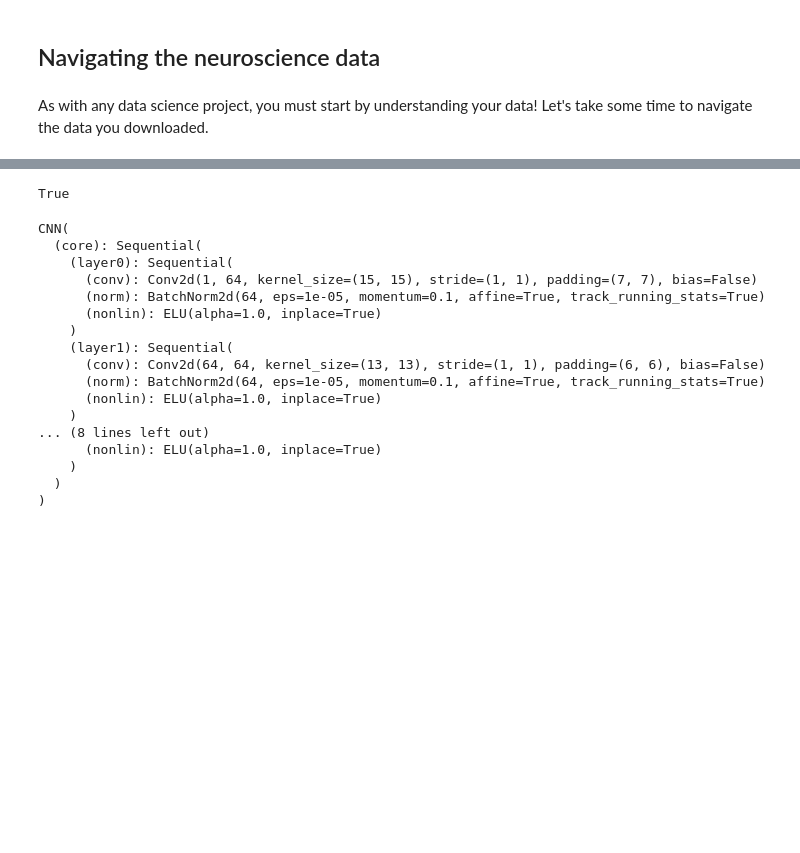
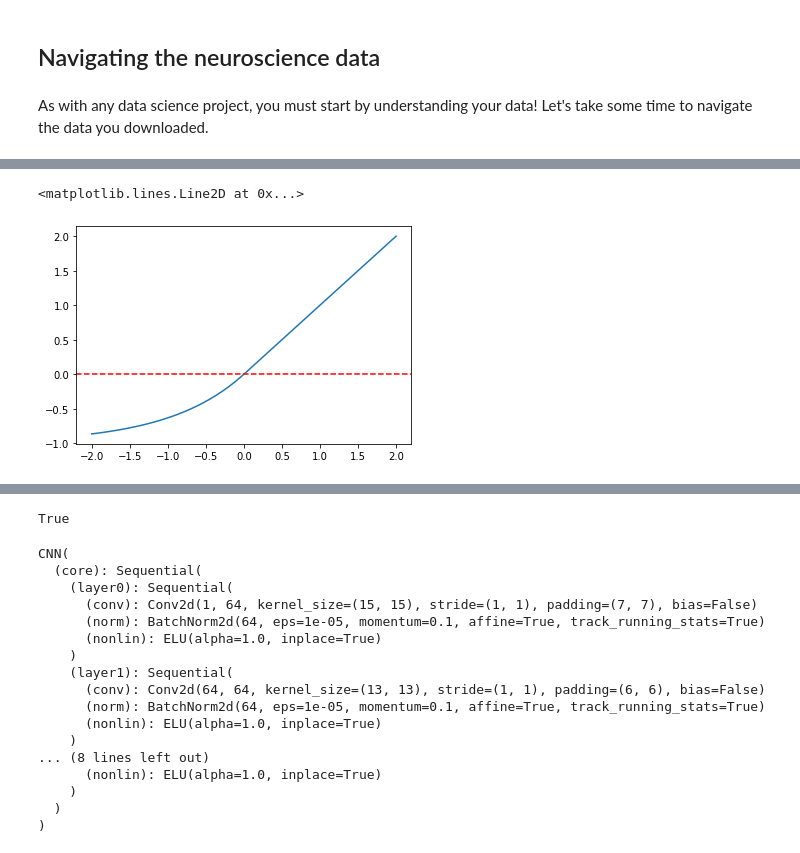
Before and after one commit to eywalker/Lviv-2021, a Jupyter notebook: notebooks/DeepLearing in Neuroscience.ipynb, the cells around one changed output, grey strips where cells are left out. Cells and saved outputs as stored; diff of their text form; code cells hidden in the pictures; blank space fills up the shorter version.

```diff
--- a/notebooks/DeepLearing in Neuroscience.ipynb
+++ b/notebooks/DeepLearing in Neuroscience.ipynb
@@ -170,0 +262,8 @@ tensor(0.0505, device='cuda:0', grad_fn=<StdBackward0>)
+# %%
+# Plotting ELU function
+x = np.linspace(-2, 2)
+plt.plot(x, F.elu(torch.Tensor(x)))
+plt.axhline(0, c='r', ls='--')
+# %% [output]
+<matplotlib.lines.Line2D at 0x...>
+[figure, added]
```
Also changed, not shown: parts of 65 cells of this notebook, 4 other files.
